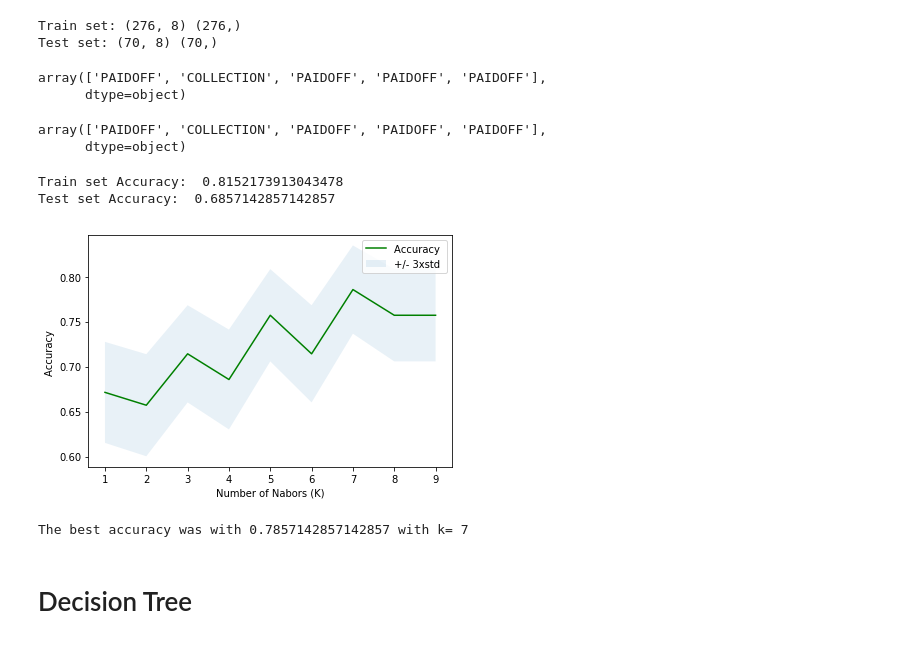
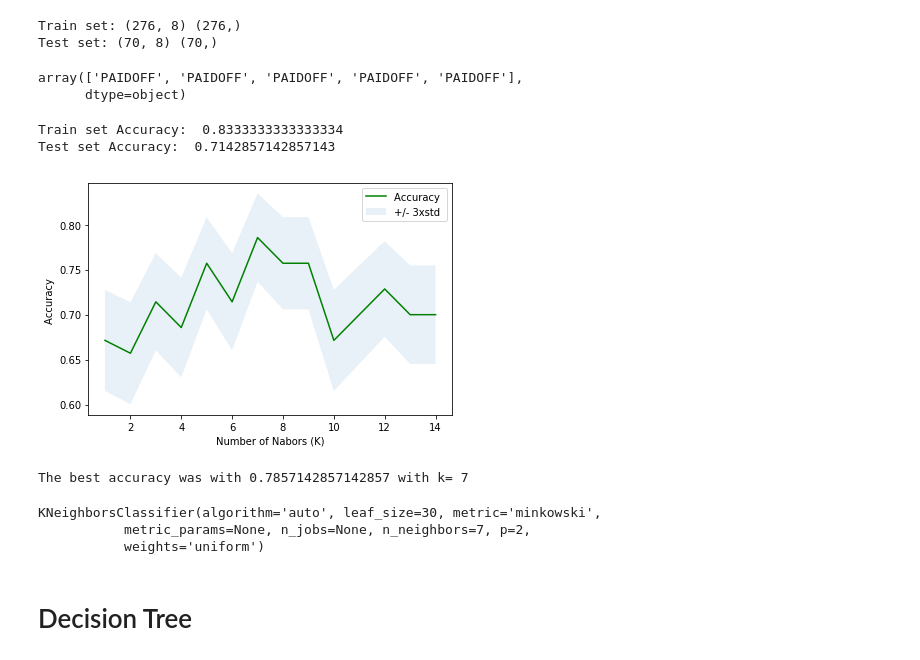
Before and after one commit to EloisaLira/COURSERA-ML_python, a Jupyter notebook: ELOISA_LIRA_ML0101EN-Proj-Loan.ipynb, the cells around one changed output. Drawn from its saved outputs; the diff is of its cells as text; code cells hidden in the pictures.

```diff
--- a/ELOISA_LIRA_ML0101EN-Proj-Loan.ipynb
+++ b/ELOISA_LIRA_ML0101EN-Proj-Loan.ipynb
@@ -292,7 +305,7 @@ Test set: (70, 8) (70,)
 # %%
 #TRAINING K
 
-k = 4
+k = 3
 #Train Model and Predict
 
 KNNneigh = KNeighborsClassifier(n_neighbors = k).fit(X_train,y_train)
@@ -300,16 +313,8 @@ KNNneigh
 KNNyhat = KNNneigh.predict(X_test)
 KNNyhat[0:5]
 # %% [output]
-array(['PAIDOFF', 'COLLECTION', 'PAIDOFF', 'PAIDOFF', 'PAIDOFF'],
+array(['PAIDOFF', 'PAIDOFF', 'PAIDOFF', 'PAIDOFF', 'PAIDOFF'],
       dtype=object)
-# %%
-#PREDICTING THE TEST SET
-
-KNNyhat= KNNneigh.predict(X_test)
-KNNyhat[0:5]
-# %% [output]
-array(['PAIDOFF', 'COLLECTION', 'PAIDOFF', 'PAIDOFF', 'PAIDOFF'],
-      dtype=object)
 # %%
 #ACCURACY EVALUATION
 
@@ -317,39 +322,51 @@ from sklearn import metrics
 print("Train set Accuracy: ", metrics.accuracy_score(y_train, KNNneigh.predict(X_train)))
 print("Test set Accuracy: ", metrics.accuracy_score(y_test, KNNyhat))
 # %% [output]
-Train set Accuracy:  0.8152173913043478
-Test set Accuracy:  0.6857142857142857
+Train set Accuracy:  0.8333333333333334
+Test set Accuracy:  0.7142857142857143
 # %%
 #TRAINING ACCURACY
-Ks = 10
+# Best k
+Ks = 15
 mean_acc = np.zeros((Ks-1))
 std_acc = np.zeros((Ks-1))
 ConfustionMx = [];
 for n in range(1,Ks):
 
     #Train Model and Predict
     KNNneigh = KNeighborsClassifier(n_neighbors = n).fit(X_train,y_train)
     KNNyhat=KNNneigh.predict(X_test)
     mean_acc[n-1] = metrics.accuracy_score(y_test, KNNyhat)
 
 
     std_acc[n-1]=np.std(KNNyhat==y_test)/np.sqrt(KNNyhat.shape[0])
 
 mean_acc
 
 plt.plot(range(1,Ks),mean_acc,'g')
 plt.fill_between(range(1,Ks),mean_acc - 1 * std_acc,mean_acc + 1 * std_acc, alpha=0.10)
 plt.legend(('Accuracy ', '+/- 3xstd'))
 plt.ylabel('Accuracy ')
 plt.xlabel('Number of Nabors (K)')
 plt.tight_layout()
 plt.show()
 
 
 print( "The best accuracy was with", mean_acc.max(), "with k=", mean_acc.argmax()+1)
 # %% [output]
-[figure, old version]
+[figure, new version]
 The best accuracy was with 0.7857142857142857 with k= 7
+# %%
+# Building the model again, using k=7
+from sklearn.neighbors import KNeighborsClassifier
+k = 7
+#Train Model and Predict
+kNN_model = KNeighborsClassifier(n_neighbors=k).fit(X_train,y_train)
+kNN_model
+# %% [output]
+KNeighborsClassifier(algorithm='auto', leaf_size=30, metric='minkowski',
+           metric_params=None, n_jobs=None, n_neighbors=7, p=2,
+           weights='uniform')
 # %% [markdown]
 # Decision Tree
 # %%
```
Also changed, not shown: parts of 9 cells of this notebook.
